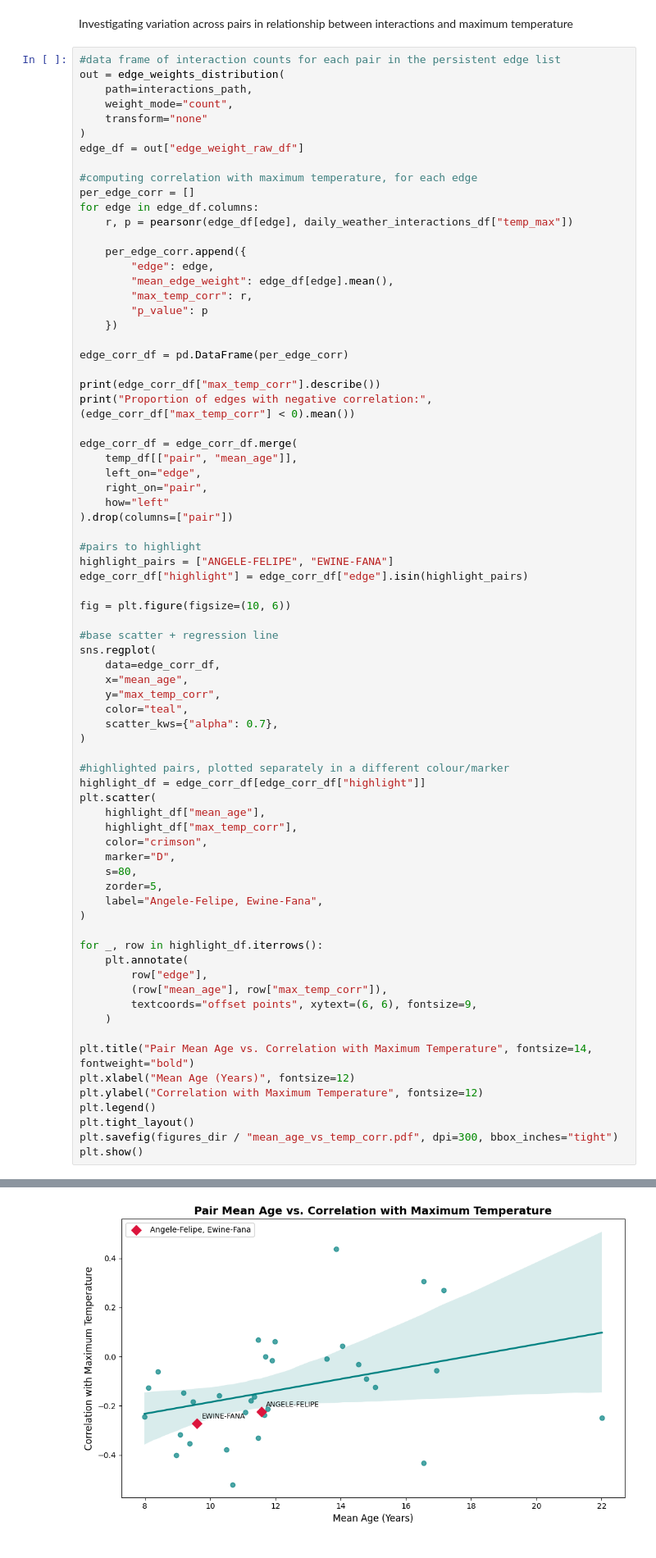
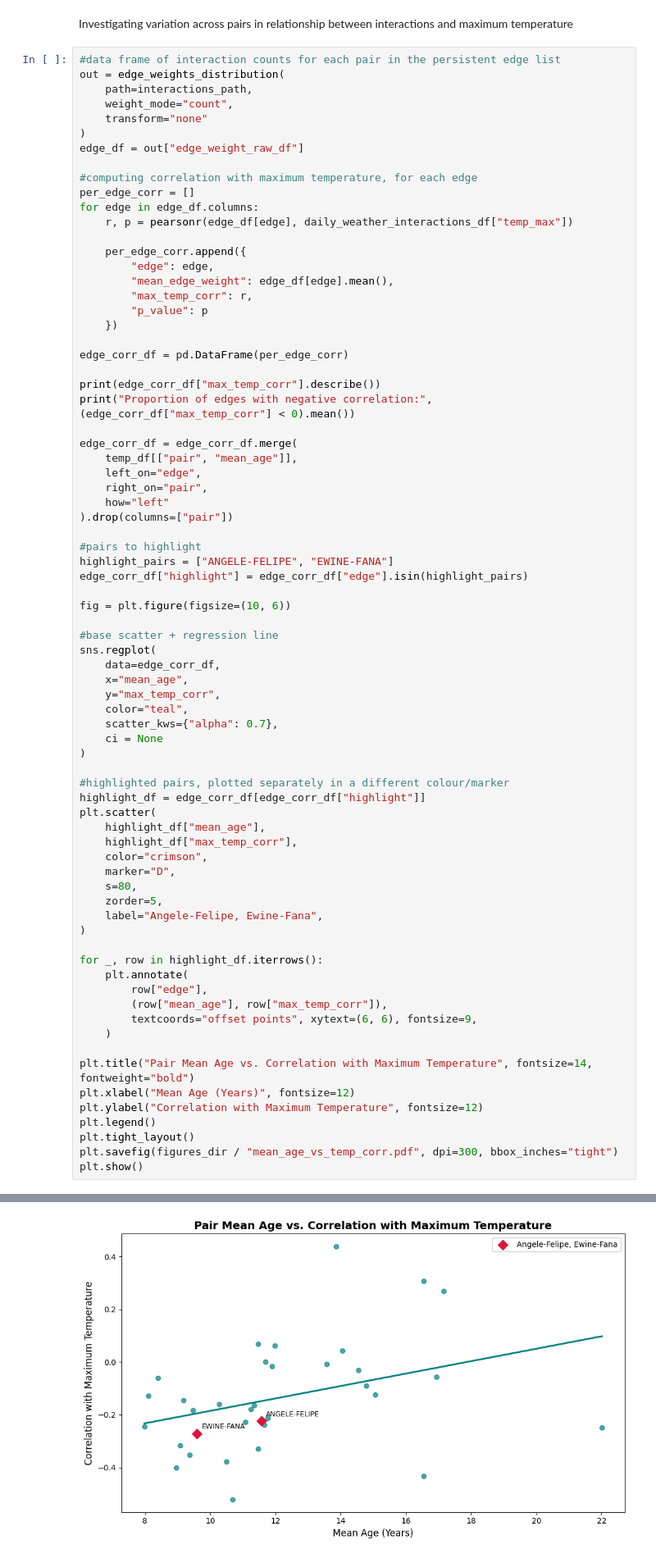
Before and after one commit to lucycheffins836/baboon-gnar-edge, a Jupyter notebook: notebooks/01_eda.ipynb, the cells around one changed output, grey strips where cells are left out. Shown at 82% size. Drawn from its saved outputs; the diff is of its cells as text.

```diff
--- a/notebooks/01_eda.ipynb
+++ b/notebooks/01_eda.ipynb
@@ -336,6 +374,7 @@ sns.regplot(
     y="max_temp_corr",
     color="teal",
     scatter_kws={"alpha": 0.7},
+    ci = None
 )
 
 #highlighted pairs, plotted separately in a different colour/marker
@@ -370,16 +409,16 @@ plt.show()
 [GNAREdgeGlobalLearner] epoch=001 loss=1451.67779800 time=0.000s no_improve_rounds=0 low_gain_rounds=0
 [GNAREdgeGlobalLearner] fit_done epochs=1 best_epoch=1 best_loss=1451.6777980036825 train_set_time=nans fit_time=0.000s stop=ols_closed_form
 [GNAREdgeGlobalLearner] epoch=001 loss=1414.20512212 time=0.000s no_improve_rounds=0 low_gain_rounds=0
 [GNAREdgeGlobalLearner] fit_done epochs=1 best_epoch=1 best_loss=1414.205122119318 train_set_time=nans fit_time=0.000s stop=ols_closed_form
 [GNAREdgeGlobalLearner] epoch=001 loss=1379.42063980 time=0.000s no_improve_rounds=0 low_gain_rounds=0
 [GNAREdgeGlobalLearner] fit_done epochs=1 best_epoch=1 best_loss=1379.4206398004792 train_set_time=nans fit_time=0.000s stop=ols_closed_form
 [GNAREdgeGlobalLearner] epoch=001 loss=1491.06299179 time=0.000s no_improve_rounds=0 low_gain_rounds=0
 [GNAREdgeGlobalLearner] fit_done epochs=1 best_epoch=1 best_loss=1491.0629917933534 train_set_time=nans fit_time=0.000s stop=ols_closed_form
    step  fit_start    fit_end target_period expected_target_period  \
 0     0 2019-06-13 2019-07-05    2019-07-06             2019-07-06
 ... (38 lines left out)
 75%      -0.020305
 max       0.438098
 Name: max_temp_corr, dtype: float64
 Proportion of edges with negative correlation: 0.8235294117647058
-[figure, old version]
+[figure, new version]
```
Also changed, not shown: parts of 4 cells of this notebook, 2 other files.
